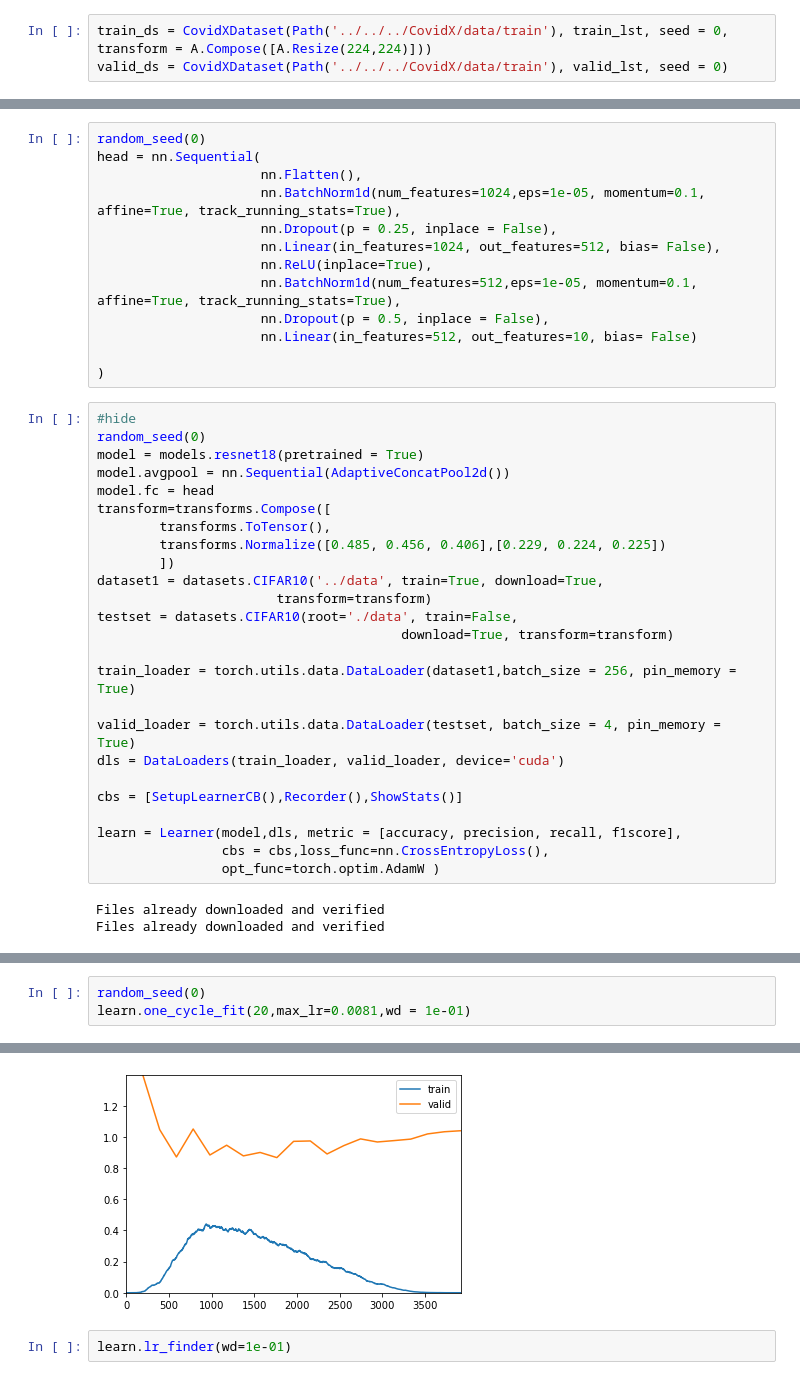
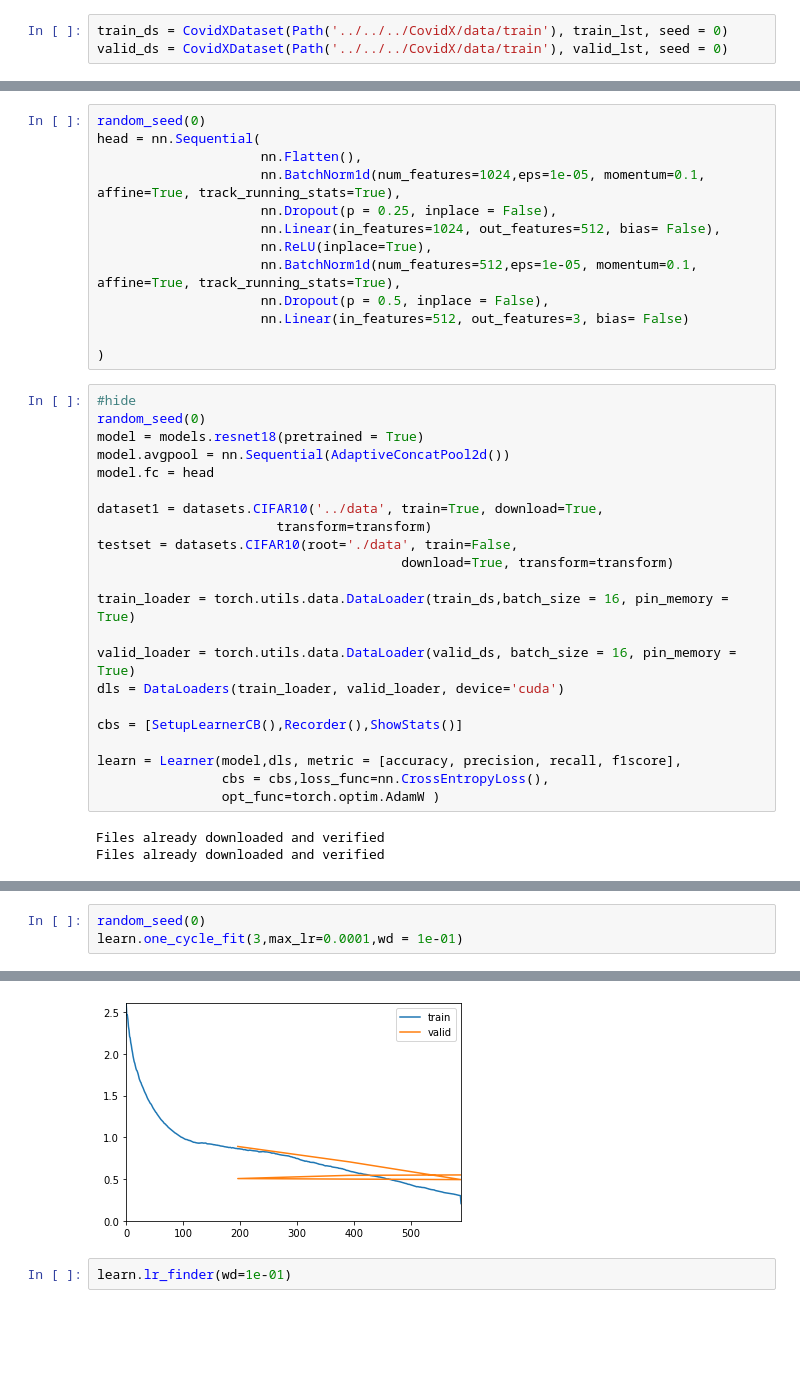
Before and after one commit to VedantWani/PrimeCNNv3, a Jupyter notebook: nbs_test/lib_test_workflow.ipynb, the cells around one changed output, grey strips where cells are left out. Cells and saved outputs as stored; diff of their text form; blank space fills up the shorter version.

```diff
--- a/nbs_test/lib_test_workflow.ipynb
+++ b/nbs_test/lib_test_workflow.ipynb
@@ -52,7 +51,7 @@ print(valid_count)
 {'normal': 6427, 'pneumonia': 4332, 'COVID-19': 408}
 {'normal': 1539, 'pneumonia': 1143, 'COVID-19': 109}
 # %%
-train_ds = CovidXDataset(Path('../../../CovidX/data/train'), train_lst, seed = 0, transform = A.Compose([A.Resize(224,224)]))
+train_ds = CovidXDataset(Path('../../../CovidX/data/train'), train_lst, seed = 0)
 valid_ds = CovidXDataset(Path('../../../CovidX/data/train'), valid_lst, seed = 0)
 # %%
 train_ds.show_distribution()
@@ -143,7 +180,7 @@ head = nn.Sequential(
                      nn.ReLU(inplace=True),
                      nn.BatchNorm1d(num_features=512,eps=1e-05, momentum=0.1, affine=True, track_running_stats=True),
                      nn.Dropout(p = 0.5, inplace = False),
-                     nn.Linear(in_features=512, out_features=10, bias= False)
+                     nn.Linear(in_features=512, out_features=3, bias= False)
 
 )
 # %%
@@ -152,18 +189,15 @@ random_seed(0)
 model = models.resnet18(pretrained = True)
 model.avgpool = nn.Sequential(AdaptiveConcatPool2d())
 model.fc = head
-transform=transforms.Compose([
-        transforms.ToTensor(),
-        transforms.Normalize([0.485, 0.456, 0.406],[0.229, 0.224, 0.225])
-        ])
+
 dataset1 = datasets.CIFAR10('../data', train=True, download=True,
                        transform=transform)
 testset = datasets.CIFAR10(root='./data', train=False,
                                        download=True, transform=transform)
 
-train_loader = torch.utils.data.DataLoader(dataset1,batch_size = 256, pin_memory = True)
+train_loader = torch.utils.data.DataLoader(train_ds,batch_size = 16, pin_memory = True)
 
-valid_loader = torch.utils.data.DataLoader(testset, batch_size = 4, pin_memory = True)
+valid_loader = torch.utils.data.DataLoader(valid_ds, batch_size = 16, pin_memory = True)
 dls = DataLoaders(train_loader, valid_loader, device='cuda')
 
 cbs = [SetupLearnerCB(),Recorder(),ShowStats()]
@@ -241,5 +258,5 @@ lr_steep: 0.00018738173821475357
 # %%
 random_seed(0)
-learn.one_cycle_fit(20,max_lr=0.0081,wd = 1e-01)
+learn.one_cycle_fit(3,max_lr=0.0001,wd = 1e-01)
 # %% [output]
 | Epoch | train_loss | valid_loss | accuracy | precision | recall | f1_score | time |
@@ -262,4 +266,4 @@ learn.one_cycle_fit(20,max_lr=0.0081,wd = 1e-01)
-[figure, old version]
+[figure, new version]
 # %%
 learn.lr_finder(wd=1e-01)
 # %% [output]
```
Also changed, not shown: parts of 14 cells of this notebook, 2 other files.
